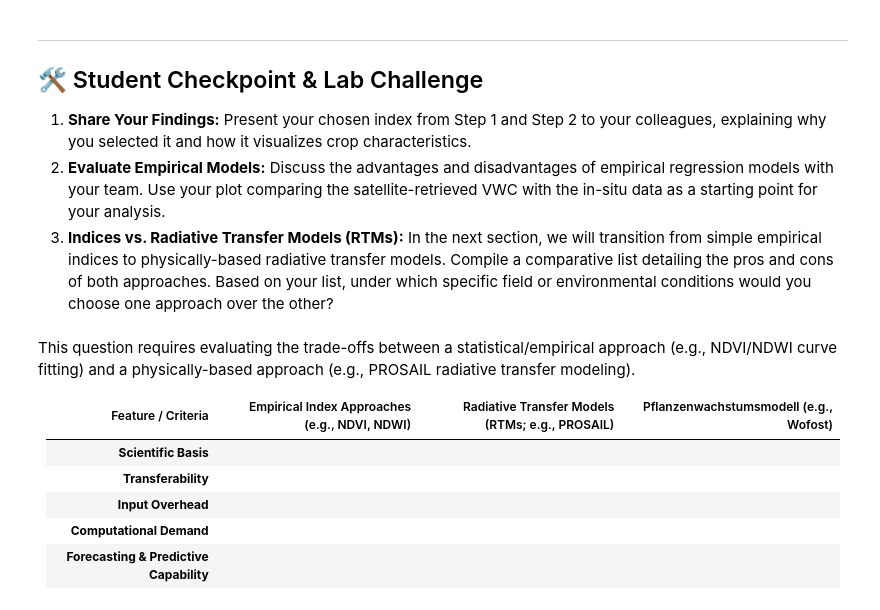
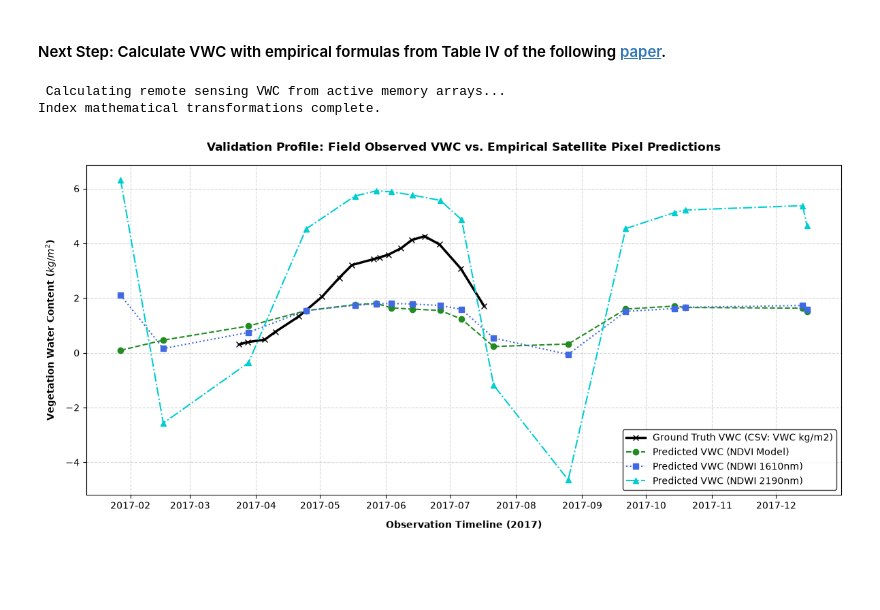
Before and after one commit to cridrive66/H2020_MULTIPLY_training, a Jupyter notebook: lectures/03_Lecture/RS_03_Lecture.ipynb, the cells around one changed output. Saved outputs shown, nothing was run; the diff lists cells and outputs as text; code cells hidden in the pictures; blank space fills up the shorter version.

```diff
--- a/lectures/03_Lecture/RS_03_Lecture.ipynb
+++ b/lectures/03_Lecture/RS_03_Lecture.ipynb
@@ -492,18 +468,60 @@ plt.show()
-# %% [markdown]
----
-
-## 🛠️ Student Checkpoint & Lab Challenge
-
-1. **Share Your Findings:** Present your chosen index from Step 1 and Step 2 to your colleagues, explaining why you selected it and how it visualizes crop characteristics.
-2. **Evaluate Empirical Models:** Discuss the advantages and disadvantages of empirical regression models with your team. Use your plot comparing the satellite-retrieved VWC with the in-situ data as a starting point for your analysis.
-3. **Indices vs. Radiative Transfer Models (RTMs):** In the next section, we will transition from simple empirical indices to physically-based radiative transfer models. Compile a comparative list detailing the pros and cons of both approaches. Based on your list, under which specific field or environmental conditions would you choose one approach over the other?
-# %% [markdown]
-This question requires evaluating the trade-offs between a statistical/empirical approach (e.g., NDVI/NDWI curve fitting) and a physically-based approach (e.g., PROSAIL radiative transfer modeling).
-
-| Feature / Criteria | Empirical Index Approaches (e.g., NDVI, NDWI) | Radiative Transfer Models (RTMs; e.g., PROSAIL) | Pflanzenwachstumsmodell (e.g., Wofost) |
-| :--- | :--- | :--- | :--- |
-| **Scientific Basis** |  |  |  |
-| **Transferability** |  |  |  |
-| **Input Overhead** |  |  |  |
-| **Computational Demand**| |  |  |
-| **Forecasting & Predictive Capability** |  |  |  |
+# %% [markdown]
+#### Next Step: Calculate VWC with empirical formulas from Table IV of the following [paper](https://www.researchgate.net/publication/274065380_Optical_Sensing_of_Vegetation_Water_Content_A_Synthesis_Study).
+# %%
+# ==========================================================
+# 2. VWC EQUATION PROCESSING FOR CEREAL
+# ==========================================================
+print("\n Calculating remote sensing VWC from active memory arrays...")
+
+# Using the precise variable names generated in your single-pixel cell
+sat_dates = np.array(satellite_dates)
+ndvi_arr = np.array(ndvi_values, dtype=float)
+ndwi_1610_arr = np.array(ndwi_1610_values, dtype=float)
+ndwi_2190_arr = np.array(ndwi_2190_values, dtype=float)
+
+# Variant A: Using the NDVI equation from Allahmoradi
+vwc_pred_ndvi = 1.9 * ndvi_arr**2 + 0.02 * ndvi_arr + 0.09
+
+# Variant B: Using NDWI 1640 equation from Allahmoradi
+vwc_pred_ndwi_1610 = -0.82 * ndwi_1610_arr**2 + 2.49 * ndwi_1610_arr + 0.57
+
+# Variant C: Using NDWI 2130 equation from Maggioni
+vwc_pred_ndwi_2190 = 10.99 * ndwi_2190_arr - 3.07
+# %% [output]
+ Calculating remote sensing VWC from active memory arrays...
+Index mathematical transformations complete.
+# %%
+# ==========================================================
+# 3. GENERATE COMPARATIVE TIMELINE CHART
+# ==========================================================
+
+fig, ax = plt.subplots(figsize=(12, 6))
+
+# Curve 1: The true field validation measurements from the CSV file
+ax.plot(csv_dates, vwc_observed, color='black', linestyle='-', linewidth=2.5,
+        marker='x', label='Ground Truth VWC (CSV: VWC kg/m2)')
+
+# Curves 2, 3 & 4: Predictions computed via your previous cloud-satellite loop
+if len(sat_dates) > 0:
+    ax.plot(sat_dates, vwc_pred_ndvi, color='forestgreen', marker='o',
+            linestyle='--', linewidth=1.5, label='Predicted VWC (NDVI Model)')
+
+    ax.plot(sat_dates, vwc_pred_ndwi_1610, color='royalblue', marker='s',
+            linestyle=':', linewidth=1.5, label='Predicted VWC (NDWI 1610nm)')
+
+    ax.plot(sat_dates, vwc_pred_ndwi_2190, color='darkturquoise', marker='^',
+            linestyle='-.', linewidth=1.5, label='Predicted VWC (NDWI 2190nm)')
+
+# Formatting details
+ax.set_xlabel('Observation Timeline (2017)', fontweight='bold', labelpad=10)
+ax.set_ylabel('Vegetation Water Content ($kg/m^2$)', fontweight='bold', labelpad=10)
+ax.set_title('Validation Profile: Field Observed VWC vs. Empirical Satellite Pixel Predictions',
+             fontsize=12, fontweight='bold', pad=15)
+
+ax.grid(True, linestyle='--', alpha=0.5)
+ax.legend(loc='lower right', frameon=True, facecolor='white', edgecolor='black')
+
+fig.tight_layout()
+plt.show()
+# %% [output]
+[figure, added]
```
Also changed, not shown: parts of 19 cells of this notebook, 14 other files.
